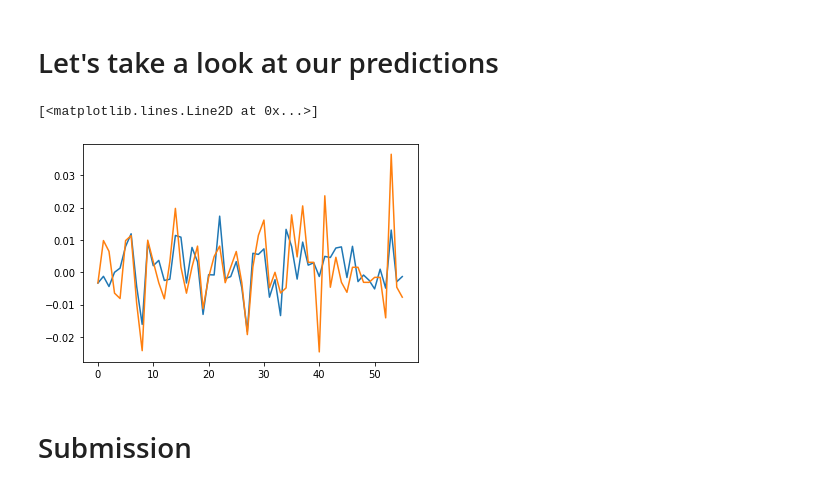
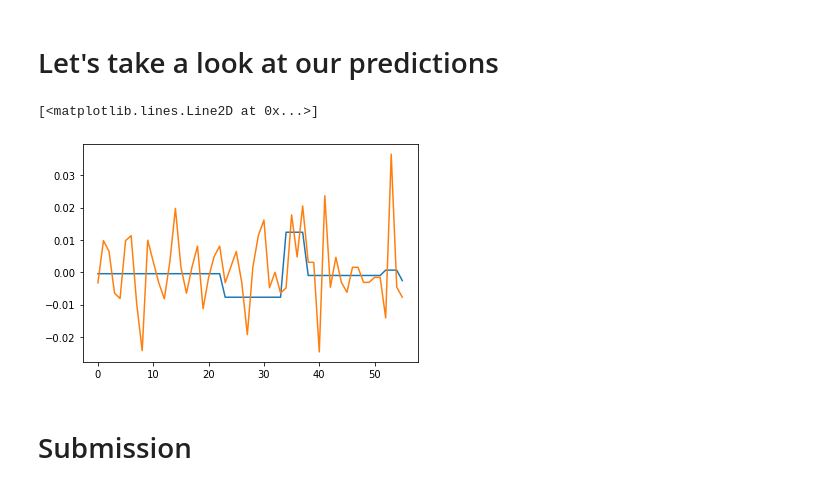
Before and after one commit to akshay0091/kaggle-, a Jupyter notebook: tokyo-stock-predition.ipynb, the cells around one changed output. Cells and saved outputs as stored; diff of their text form; code cells hidden in the pictures.

```diff
--- a/tokyo-stock-predition.ipynb
+++ b/tokyo-stock-predition.ipynb
@@ -66,3 +66,11 @@ model.fit(X,y)
 model.score(X,y)
 # %% [output]
 0.4420931170001925
+# %%
+import matplotlib.pyplot as plt
+from sklearn.ensemble import RandomForestRegressor
+from sklearn.metrics import plot_confusion_matrix
+from sklearn.model_selection import train_test_split
+clf = RandomForestRegressor(max_depth=2, random_state=0)
+clf.fit(X, y)
+clf.score(X,y)
@@ -68,0 +86,5 @@ model.score(X,y)
+# %%
+from xgboost import XGBRegressor
+model1 = XGBRegressor()
+model1.fit(X,y)
+model1.score(X,y)
@@ -68,0 +93,20 @@ model.score(X,y)
+# %%
+from sklearn.model_selection import GridSearchCV
+# Create the parameter grid based on the results of random search
+param_grid = {
+    'bootstrap': [True],
+    'max_depth': [80, 90, 100, 110],
+    'max_features': [2, 3],
+    'min_samples_leaf': [3, 4, 5],
+    'min_samples_split': [8, 10, 12],
+    'n_estimators': [100, 200, 300, 1000]
+}
+# Create a based model
+rf = RandomForestRegressor()
+# Instantiate the grid search model
+grid_search = GridSearchCV(estimator = rf, param_grid = param_grid,
+                          cv = 3, n_jobs = -1, verbose = 2)
+# %%
+# Fit the grid search to the data
+grid_search.fit(X, y)
+grid_search.best_params_
@@ -69,11 +288,11 @@ model.score(X,y)
 # %% [markdown]
 # Let's take a look at our predictions
 # %%
-plt.plot(model.predict(X[X.SecuritiesCode == 1301]))
+plt.plot(clf.predict(X[X.SecuritiesCode == 1301]))
 plt.plot(np.array(prices[prices.SecuritiesCode == 1301].Target))
 # %% [output]
 [<matplotlib.lines.Line2D at 0x...>]
-[figure, old version]
+[figure, new version]
 # %% [markdown]
 # Submission
 # %%
```
Also changed, not shown: parts of 5 cells of this notebook.
